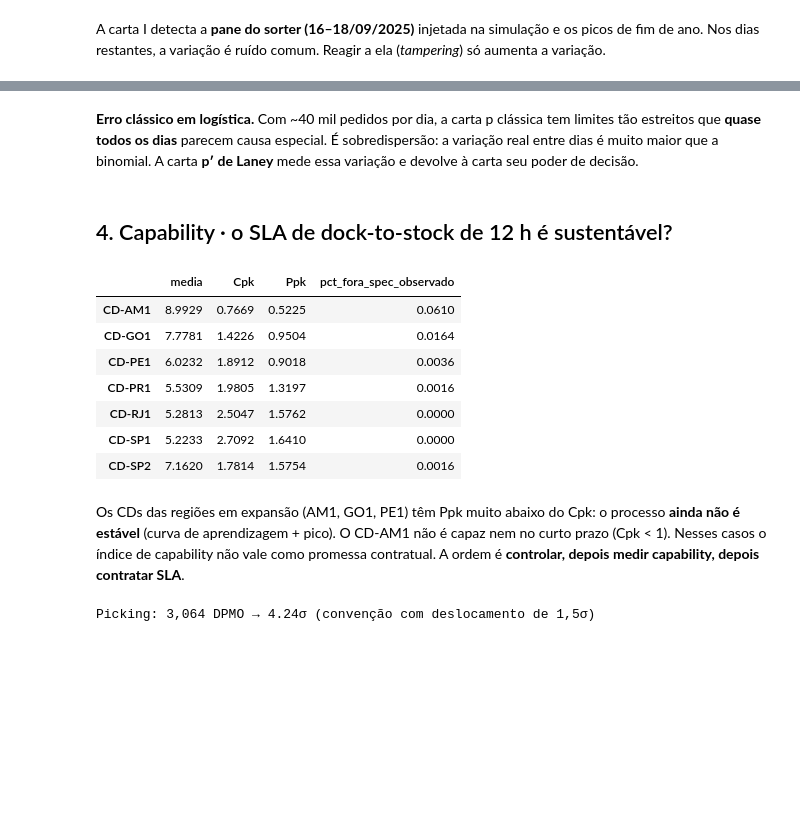
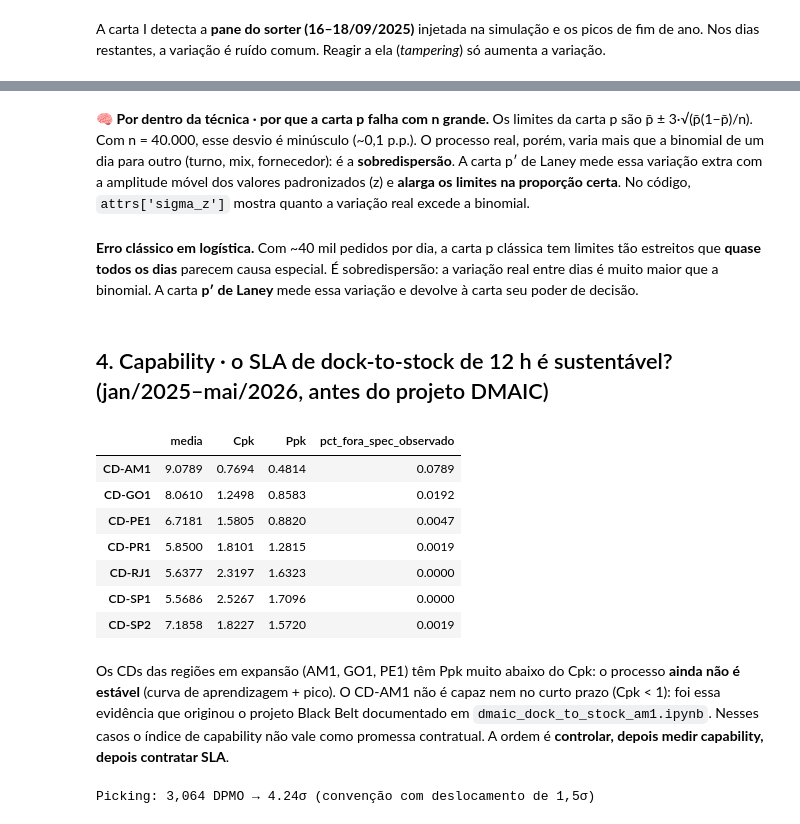
Before and after one commit to fabiojmjr-oss/KPIs-OKRs-SLAs, a Jupyter notebook: notebooks/caso_vertice.ipynb, the cells around one changed output, grey strips where cells are left out. Drawn from its saved outputs; the diff is of its cells as text; code cells hidden in the pictures; blank space fills up the shorter version.

```diff
--- a/notebooks/caso_vertice.ipynb
+++ b/notebooks/caso_vertice.ipynb
@@ -118,21 +122,23 @@ plt.tight_layout()
+# %% [markdown]
+🧠 **Por dentro da técnica · por que a carta p falha com n grande.** Os limites da carta p são p̄ ± 3·√(p̄(1−p̄)/n). Com n = 40.000, esse desvio é minúsculo (~0,1 p.p.). O processo real, porém, varia mais que a binomial de um dia para outro (turno, mix, fornecedor): é a **sobredispersão**. A carta p′ de Laney mede essa variação extra com a amplitude móvel dos valores padronizados (z) e **alarga os limites na proporção certa**. No código, `attrs['sigma_z']` mostra quanto a variação real excede a binomial.
 # %% [markdown]
 **Erro clássico em logística.** Com ~40 mil pedidos por dia, a carta p clássica tem limites tão estreitos que **quase todos os dias** parecem causa especial. É sobredispersão: a variação real entre dias é muito maior que a binomial. A carta **p′ de Laney** mede essa variação e devolve à carta seu poder de decisão.
 # %% [markdown]
-## 4. Capability · o SLA de dock-to-stock de 12 h é sustentável?
+## 4. Capability · o SLA de dock-to-stock de 12 h é sustentável? (jan/2025–mai/2026, antes do projeto DMAIC)
 # %%
-pd.DataFrame({u: spc.capabilidade(d['fato_cd'].query('unidade_id == @u and pedidos > 0').dock_to_stock_p90_h, lse=12)
+pd.DataFrame({u: spc.capabilidade(d['fato_cd'].query("unidade_id == @u and pedidos > 0 and data <= '2026-05-31'").dock_to_stock_p90_h, lse=12)
               for u in sorted(d['fato_cd'].unidade_id.unique())}).T[['media','Cpk','Ppk','pct_fora_spec_observado']]
 # %% [output]
 |  | media | Cpk | Ppk | pct_fora_spec_observado |
-| CD-AM1 | 8.9929 | 0.7669 | 0.5225 | 0.0610 |
-| CD-GO1 | 7.7781 | 1.4226 | 0.9504 | 0.0164 |
-| CD-PE1 | 6.0232 | 1.8912 | 0.9018 | 0.0036 |
-| CD-PR1 | 5.5309 | 1.9805 | 1.3197 | 0.0016 |
-| CD-RJ1 | 5.2813 | 2.5047 | 1.5762 | 0.0000 |
-| CD-SP1 | 5.2233 | 2.7092 | 1.6410 | 0.0000 |
-| CD-SP2 | 7.1620 | 1.7814 | 1.5754 | 0.0016 |
+| CD-AM1 | 9.0789 | 0.7694 | 0.4814 | 0.0789 |
+| CD-GO1 | 8.0610 | 1.2498 | 0.8583 | 0.0192 |
+| CD-PE1 | 6.7181 | 1.5805 | 0.8820 | 0.0047 |
+| CD-PR1 | 5.8500 | 1.8101 | 1.2815 | 0.0019 |
+| CD-RJ1 | 5.6377 | 2.3197 | 1.6323 | 0.0000 |
+| CD-SP1 | 5.5686 | 2.5267 | 1.7096 | 0.0000 |
+| CD-SP2 | 7.1858 | 1.8227 | 1.5720 | 0.0019 |
 # %% [markdown]
-Os CDs das regiões em expansão (AM1, GO1, PE1) têm Ppk muito abaixo do Cpk: o processo **ainda não é estável** (curva de aprendizagem + pico). O CD-AM1 não é capaz nem no curto prazo (Cpk < 1). Nesses casos o índice de capability não vale como promessa contratual. A ordem é **controlar, depois medir capability, depois contratar SLA**.
+Os CDs das regiões em expansão (AM1, GO1, PE1) têm Ppk muito abaixo do Cpk: o processo **ainda não é estável** (curva de aprendizagem + pico). O CD-AM1 não é capaz nem no curto prazo (Cpk < 1): foi essa evidência que originou o projeto Black Belt documentado em `dmaic_dock_to_stock_am1.ipynb`. Nesses casos o índice de capability não vale como promessa contratual. A ordem é **controlar, depois medir capability, depois contratar SLA**.
 # %%
 erros, linhas = d['fato_cd'].linhas_com_erro.sum(), d['fato_cd'].linhas_separadas.sum()
 dp = spc.dpmo(erros, linhas); print(f'Picking: {dp:,.0f} DPMO → {spc.nivel_sigma(dp):.2f}σ (convenção com deslocamento de 1,5σ)')
```
Also changed, not shown: parts of 9 cells of this notebook, 41 other files.
